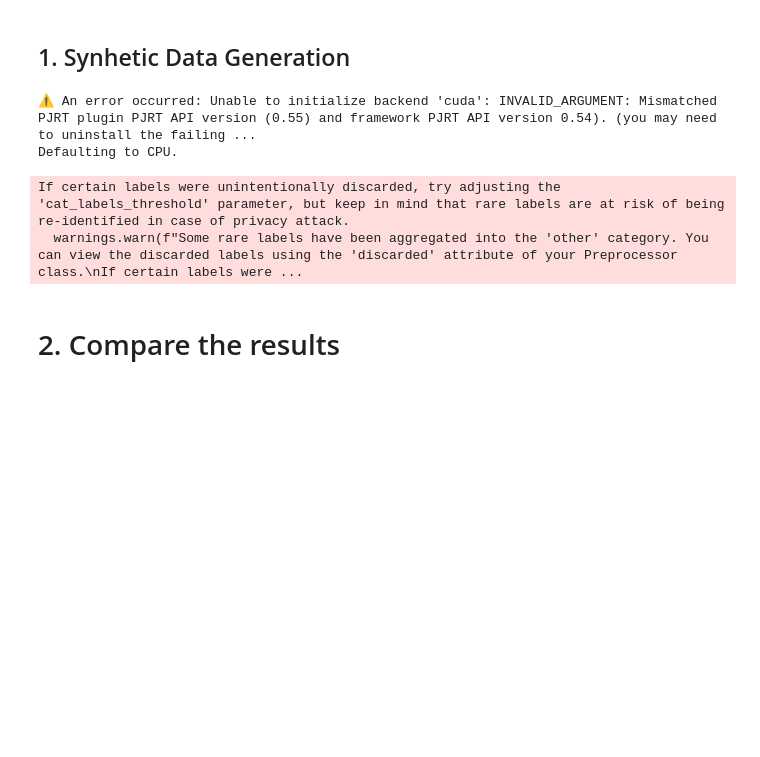
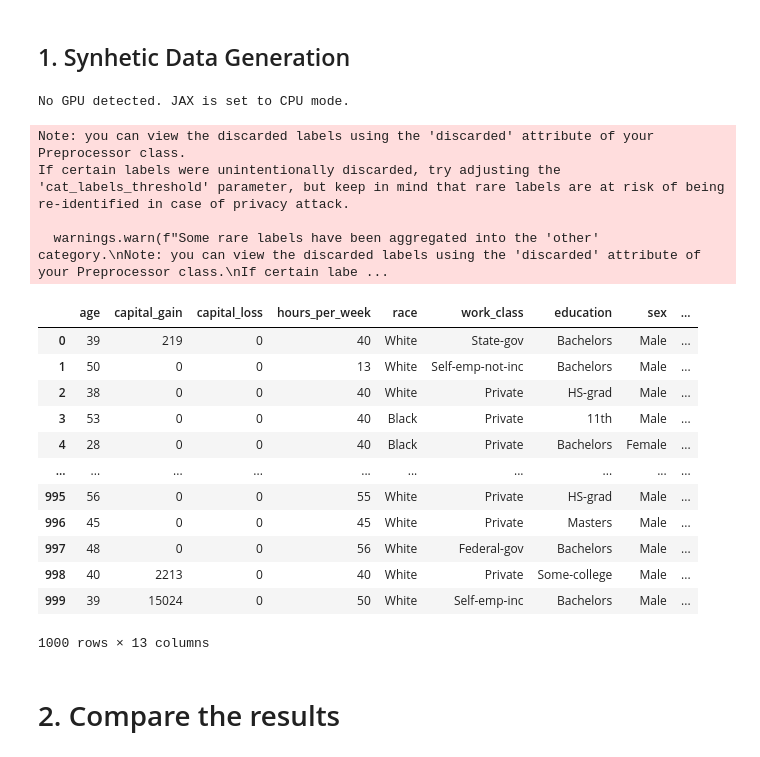
Before and after one commit to Clearbox-AI/clearbox-synthetic-kit, a Jupyter notebook: tutorials/tabular_data/1_tabular_generation.ipynb, the cells around one changed output. Drawn from its saved outputs; the diff is of its cells as text; code cells hidden in the pictures; blank space fills up the shorter version.

```diff
--- a/tutorials/tabular_data/1_tabular_generation.ipynb
+++ b/tutorials/tabular_data/1_tabular_generation.ipynb
@@ -42,13 +40,28 @@ train_dataset = Dataset.from_csv(
 engine = TabularEngine(train_dataset)
 
 # Start the training of the tabular synthetic data generator
-engine.fit(train_dataset, epochs=5, learning_rate=0.001)
+engine.fit(train_dataset, epochs=50, learning_rate=0.001)
 # %% [output]
-⚠️ An error occurred: Unable to initialize backend 'cuda': INVALID_ARGUMENT: Mismatched PJRT plugin PJRT API version (0.55) and framework PJRT API version 0.54). (you may need to uninstall the failing ...
-Defaulting to CPU.
+No GPU detected. JAX is set to CPU mode.
+Note: you can view the discarded labels using the 'discarded' attribute of your Preprocessor class.
 If certain labels were unintentionally discarded, try adjusting the 'cat_labels_threshold' parameter, but keep in mind that rare labels are at risk of being re-identified in case of privacy attack.
-  warnings.warn(f"Some rare labels have been aggregated into the 'other' category. You can view the discarded labels using the 'discarded' attribute of your Preprocessor class.\nIf certain labels were ...
+
+  warnings.warn(f"Some rare labels have been aggregated into the 'other' category.\nNote: you can view the discarded labels using the 'discarded' attribute of your Preprocessor class.\nIf certain labe ...
 # %%
-# Generate the syntehtic dataset from the Synthesizer and save it to a .csv file
-synthetic_df = engine.generate(train_dataset, n_samples=100)
-synthetic_df.to_csv("synthetic_dataset.csv", index=False)
+# Generate the syntehtic dataset from the Synthesizer
+synthetic_df = engine.generate(train_dataset, n_samples=1000)
+synthetic_df
+# %% [output]
+|  | age | capital_gain | capital_loss | hours_per_week | race | work_class | education | sex | ... |
+| 0 | 39 | 219 | 0 | 40 | White | State-gov | Bachelors | Male | ... |
+| 1 | 50 | 0 | 0 | 13 | White | Self-emp-not-inc | Bachelors | Male | ... |
+| 2 | 38 | 0 | 0 | 40 | White | Private | HS-grad | Male | ... |
+| 3 | 53 | 0 | 0 | 40 | Black | Private | 11th | Male | ... |
+| 4 | 28 | 0 | 0 | 40 | Black | Private | Bachelors | Female | ... |
+| ... | ... | ... | ... | ... | ... | ... | ... | ... | ... |
+| 995 | 56 | 0 | 0 | 55 | White | Private | HS-grad | Male | ... |
+| 996 | 45 | 0 | 0 | 45 | White | Private | Masters | Male | ... |
+| 997 | 48 | 0 | 0 | 56 | White | Federal-gov | Bachelors | Male | ... |
+| 998 | 40 | 2213 | 0 | 40 | White | Private | Some-college | Male | ... |
+| 999 | 39 | 15024 | 0 | 50 | White | Self-emp-inc | Bachelors | Male | ... |
+1000 rows × 13 columns
```
Also changed, not shown: parts of 9 cells of this notebook, 6 other files.
